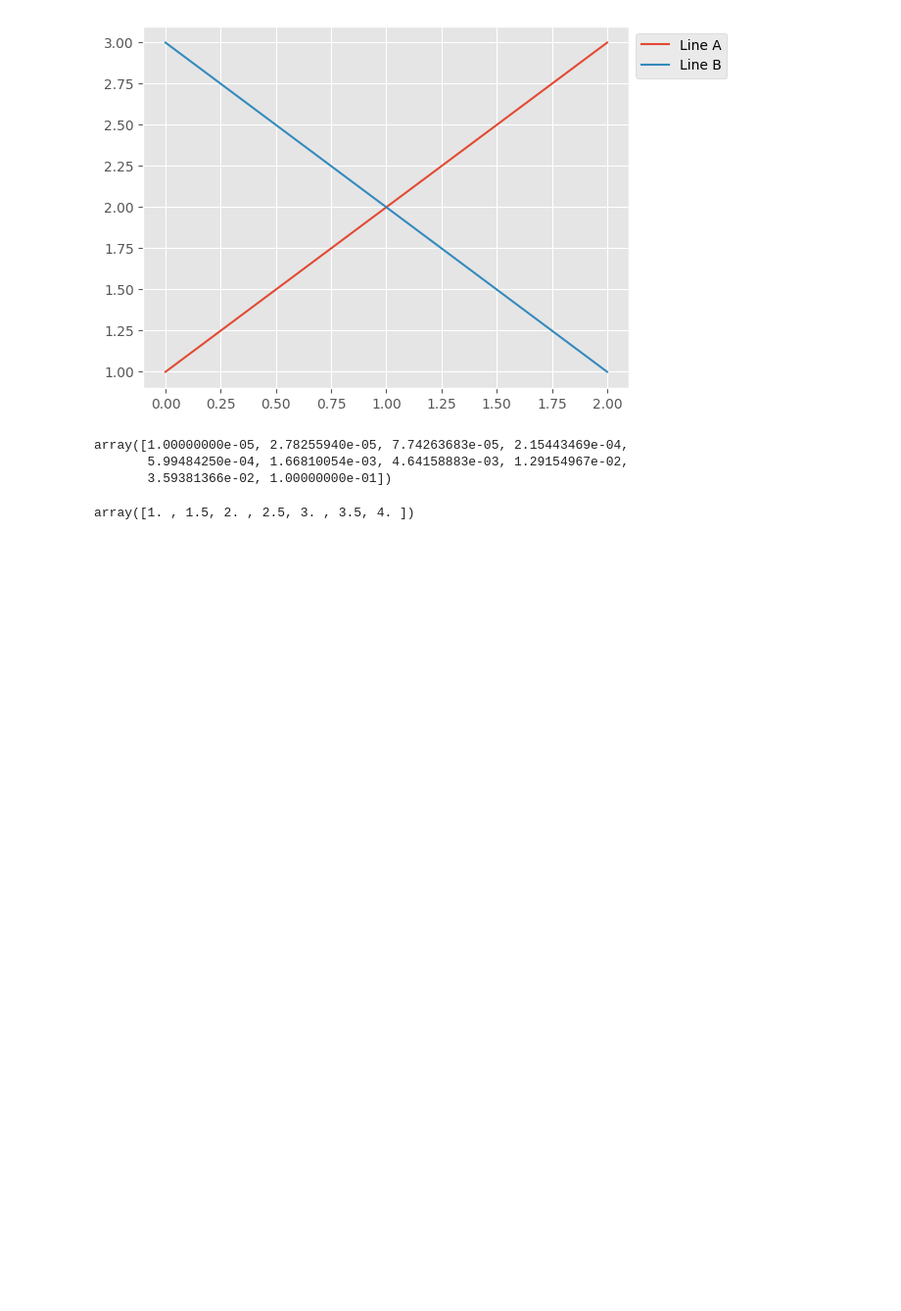
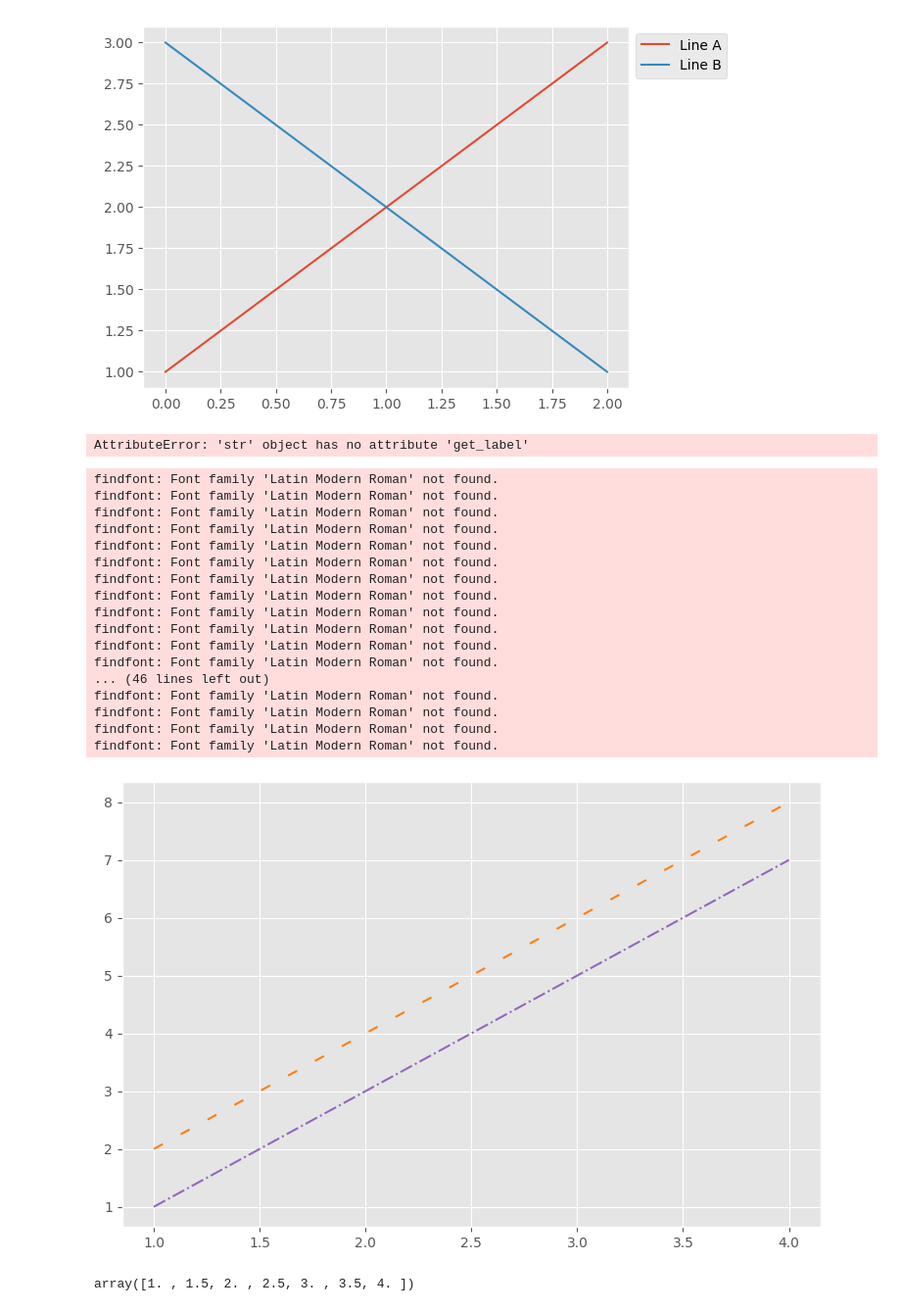
Before and after one commit to elfirdoussilab1/DECOR, a Jupyter notebook: test.ipynb, the cells around one changed output. Shown: that part at 98% size. Drawn from its saved outputs; the diff is of its cells as text; code cells hidden in the pictures; blank space fills up the shorter version.

```diff
--- a/test.ipynb
+++ b/test.ipynb
@@ -173,13 +173,51 @@ plt.legend(loc='upper left', bbox_to_anchor=(1, 1))
 plt.show()
 # %% [output]
 [figure]
-# %%
-t = np.logspace(-5, -1, 10)
-t
-# %% [output]
-array([1.00000000e-05, 2.78255940e-05, 7.74263683e-05, 2.15443469e-04,
-       5.99484250e-04, 1.66810054e-03, 4.64158883e-03, 1.29154967e-02,
-       3.59381366e-02, 1.00000000e-01])
+# %%
+import matplotlib.pyplot as plt
+
+# Create some sample data
+x = [1, 2, 3, 4]
+y1 = [2, 4, 6, 8]
+y2 = [1, 3, 5, 7]
+
+custom_text = "Custom Text $\\alpha$"
+
+plt.style.use('ggplot')
+fig, ax = plt.subplots()
+fig.set_size_inches(3 * 2.54, 2 * 2.54)
+ax.plot(label = custom_text, linestyle = 'dotted')
+ax.plot(x, y1, color = 'tab:orange', linestyle= (0, (5, 10)), label = 'Line 1')
+ax.plot(x, y2, color = 'tab:purple', linestyle= '-.', label = 'Line 2')
+
+ax.grid(True)
+
+# Add custom text to the legend
+ax.legend(handles = [custom_text, 'Line 1', 'Line 2'])
+#plt.legend(loc='upper left', bbox_to_anchor=(1, 1))
+
+# Show the plot
+plt.show()
+# %% [output]
+AttributeError: 'str' object has no attribute 'get_label'
+findfont: Font family 'Latin Modern Roman' not found.
+findfont: Font family 'Latin Modern Roman' not found.
+findfont: Font family 'Latin Modern Roman' not found.
+findfont: Font family 'Latin Modern Roman' not found.
+findfont: Font family 'Latin Modern Roman' not found.
+findfont: Font family 'Latin Modern Roman' not found.
+findfont: Font family 'Latin Modern Roman' not found.
+findfont: Font family 'Latin Modern Roman' not found.
+findfont: Font family 'Latin Modern Roman' not found.
+findfont: Font family 'Latin Modern Roman' not found.
+findfont: Font family 'Latin Modern Roman' not found.
+findfont: Font family 'Latin Modern Roman' not found.
+... (46 lines left out)
+findfont: Font family 'Latin Modern Roman' not found.
+findfont: Font family 'Latin Modern Roman' not found.
+findfont: Font family 'Latin Modern Roman' not found.
+findfont: Font family 'Latin Modern Roman' not found.
+[figure, added]
 # %%
 np.linspace(1, 4, 7)
 # %% [output]
```
Also changed, not shown: parts of 1 cell of this notebook, 2 other files.
